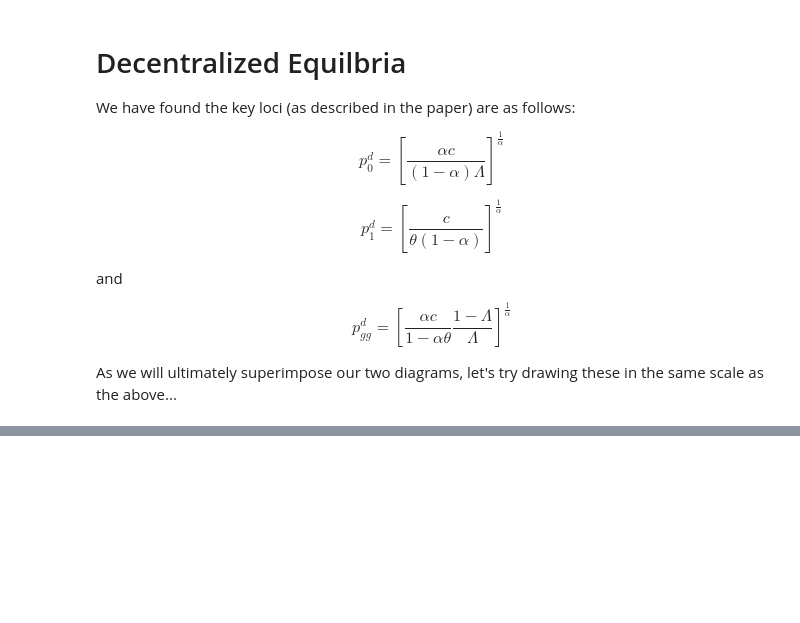
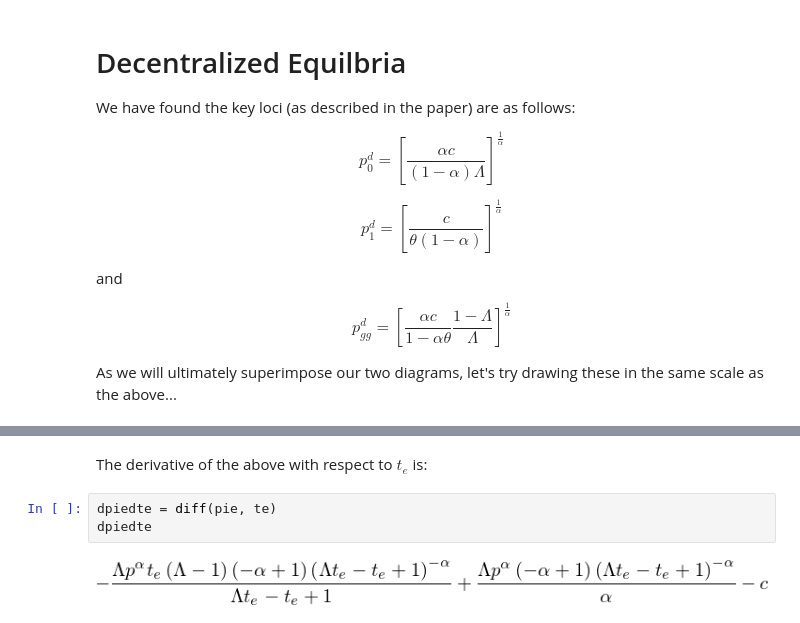
Before and after one commit to jhconning/enclosure, a Jupyter notebook: notebooks/PaperDiagramsAndAlgebra.ipynb, the cells around one changed output, grey strips where cells are left out. Saved outputs shown, nothing was run; the diff lists cells and outputs as text; blank space fills up the shorter version.

```diff
--- a/notebooks/PaperDiagramsAndAlgebra.ipynb
+++ b/notebooks/PaperDiagramsAndAlgebra.ipynb
@@ -425,0 +437,7 @@ else:
+# %% [markdown]
+The derivative of the above with respect to $t_e$ is:
+# %%
+dpiedte = diff(pie, te)
+dpiedte
+# %% [output]
+[figure, added]
```
Also changed, not shown: parts of 6 cells of this notebook, 1 other file.
